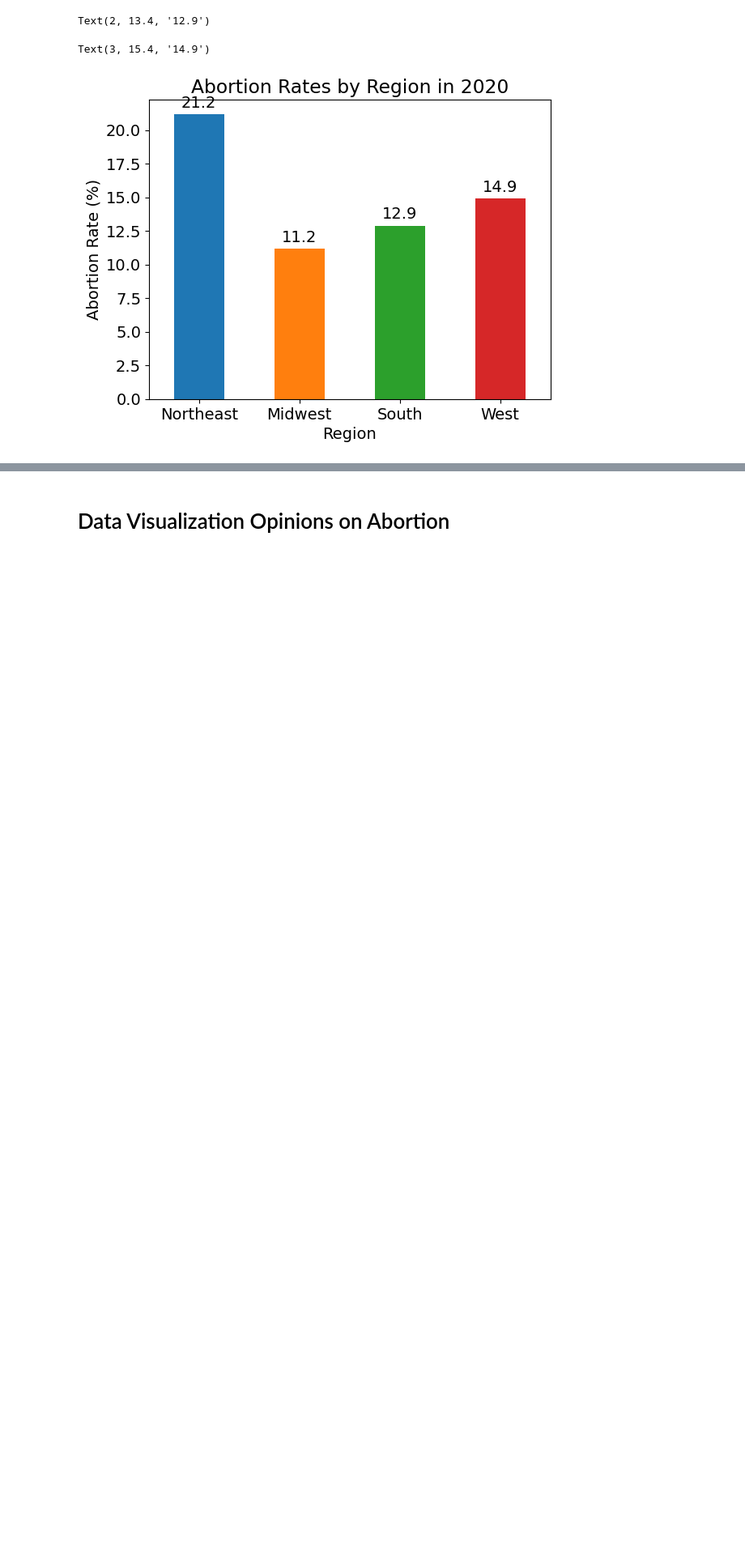
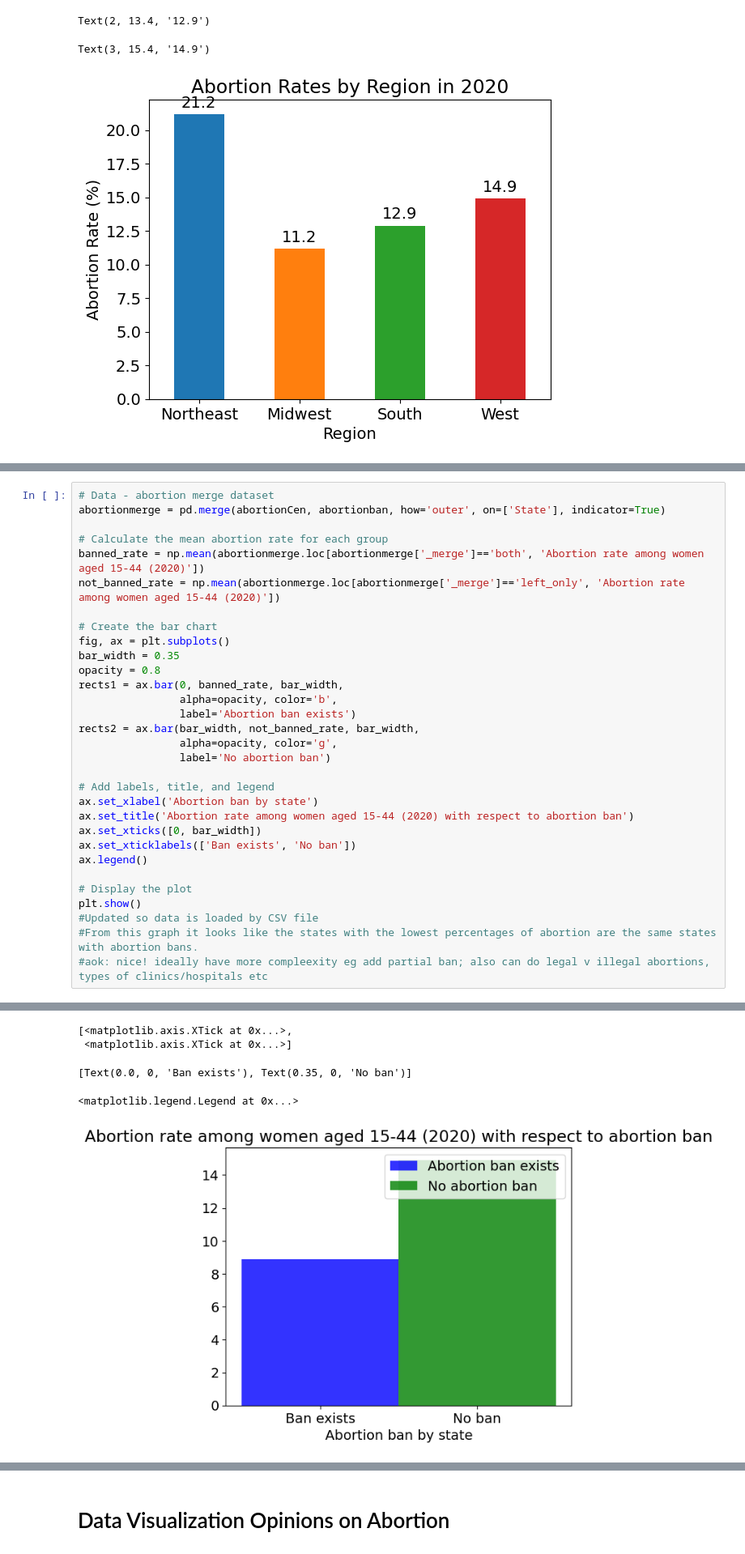
Before and after one commit to Mmarlo5/psychic-doodle, a Jupyter notebook: Copy_of_Problem_Set_5.ipynb, the cells around one changed output, grey strips where cells are left out. Shown at 81% size. Saved outputs shown, nothing was run; the diff lists cells and outputs as text; blank space fills up the shorter version.

Commit message:
Updated using CSV files_still have to add more complexity

```diff
--- a/Copy_of_Problem_Set_5.ipynb
+++ b/Copy_of_Problem_Set_5.ipynb
@@ -641,0 +539,32 @@ Text(0.5, 1.0, 'Percentage of abortions by state with respect to abortion ban')
+# %%
+# Data - abortion merge dataset
+abortionmerge = pd.merge(abortionCen, abortionban, how='outer', on=['State'], indicator=True)
+
+# Calculate the mean abortion rate for each group
+banned_rate = np.mean(abortionmerge.loc[abortionmerge['_merge']=='both', 'Abortion rate among women aged 15-44 (2020)'])
+not_banned_rate = np.mean(abortionmerge.loc[abortionmerge['_merge']=='left_only', 'Abortion rate among women aged 15-44 (2020)'])
+
+# Create the bar chart
+fig, ax = plt.subplots()
+bar_width = 0.35
+opacity = 0.8
+rects1 = ax.bar(0, banned_rate, bar_width,
+                alpha=opacity, color='b',
+                label='Abortion ban exists')
+rects2 = ax.bar(bar_width, not_banned_rate, bar_width,
+                alpha=opacity, color='g',
+                label='No abortion ban')
+
+# Add labels, title, and legend
+ax.set_xlabel('Abortion ban by state')
+ax.set_title('Abortion rate among women aged 15-44 (2020) with respect to abortion ban')
+ax.set_xticks([0, bar_width])
+ax.set_xticklabels(['Ban exists', 'No ban'])
+ax.legend()
+
+# Display the plot
+plt.show()
+#Updated so data is loaded by CSV file
+#From this graph it looks like the states with the lowest percentages of abortion are the same states with abortion bans.
+#aok: nice! ideally have more compleexity eg add partial ban; also can do legal v illegal abortions, types of clinics/hospitals etc
+# %% [output]
@@ -642,3 +573,8 @@ Text(0.5, 1.0, 'Percentage of abortions by state with respect to abortion ban')
+[<matplotlib.axis.XTick at 0x...>,
+ <matplotlib.axis.XTick at 0x...>]
+[Text(0.0, 0, 'Ban exists'), Text(0.35, 0, 'No ban')]
+<matplotlib.legend.Legend at 0x...>
+[figure, added]
 # %%
 # create a sample dataframe with random data for all 50 states
 states = ['Alabama', 'Alaska', 'Arizona', 'Arkansas', 'California', 'Colorado', 'Connecticut', 'Delaware', 'Florida',
```
Also changed, not shown: parts of 10 cells of this notebook.
